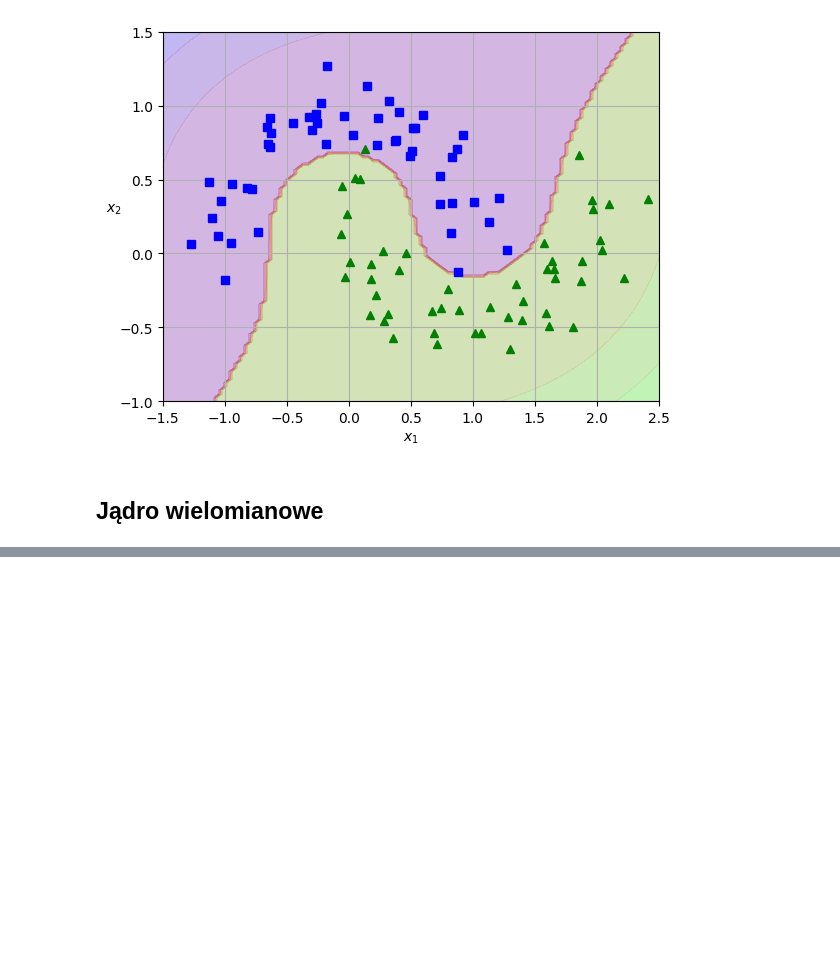
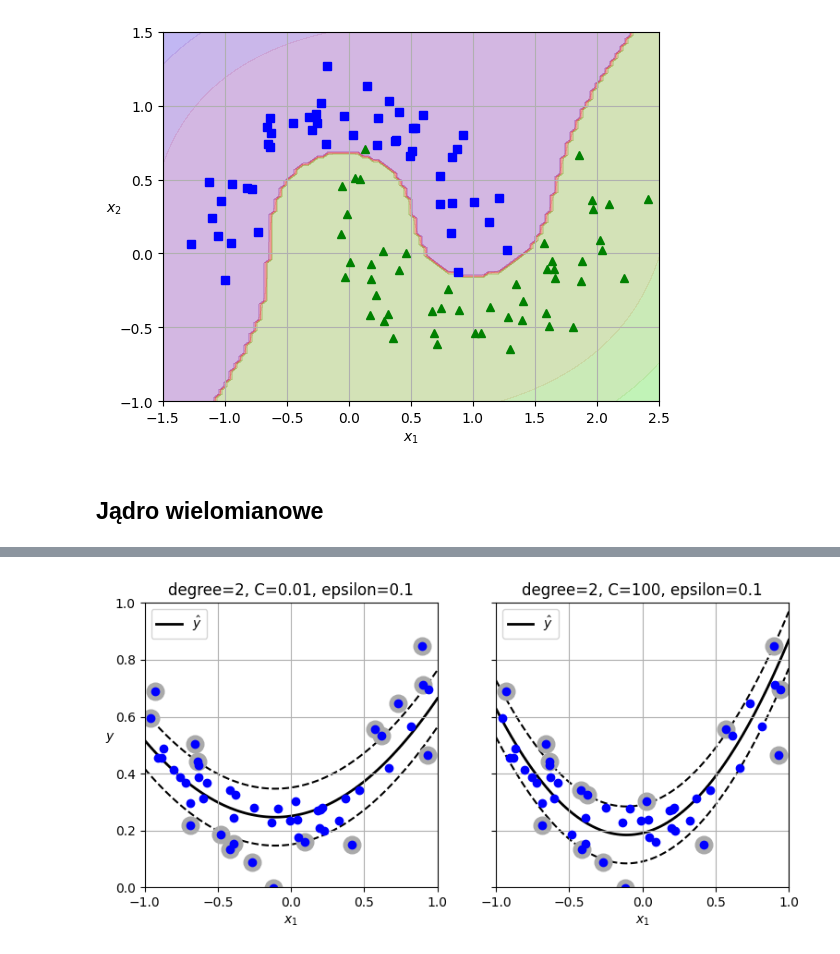
Before and after one commit to JerzyMarczewski/machine-learnig, a Jupyter notebook: Rozdzial5.ipynb, the cells around one changed output, grey strips where cells are left out. Drawn from its saved outputs; the diff is of its cells as text; code cells hidden in the pictures; blank space fills up the shorter version.

```diff
--- a/Rozdzial5.ipynb
+++ b/Rozdzial5.ipynb
@@ -77,0 +196,27 @@ plt.show()
+# %%
+svm_poly_reg2 = make_pipeline(StandardScaler(),
+                             SVR(kernel="poly", degree=2, C=100))
+svm_poly_reg2.fit(X, y)
+
+svm_poly_reg._support = find_support_vectors(svm_poly_reg, X, y)
+svm_poly_reg2._support = find_support_vectors(svm_poly_reg2, X, y)
+
+fig, axes = plt.subplots(ncols=2, figsize=(9, 4), sharey=True)
+plt.sca(axes[0])
+plot_svm_regression(svm_poly_reg, X, y, [-1, 1, 0, 1])
+plt.title(f"degree={svm_poly_reg[-1].degree}, "
+          f"C={svm_poly_reg[-1].C}, "
+          f"epsilon={svm_poly_reg[-1].epsilon}")
+plt.ylabel("$y$", rotation=0)
+plt.grid()
+
+plt.sca(axes[1])
+plot_svm_regression(svm_poly_reg2, X, y, [-1, 1, 0, 1])
+plt.title(f"degree={svm_poly_reg2[-1].degree}, "
+          f"C={svm_poly_reg2[-1].C}, "
+          f"epsilon={svm_poly_reg2[-1].epsilon}")
+plt.grid()
+
+plt.show()
+# %% [output]
+[figure, added]
```
Also changed, not shown: parts of 8 cells of this notebook.
